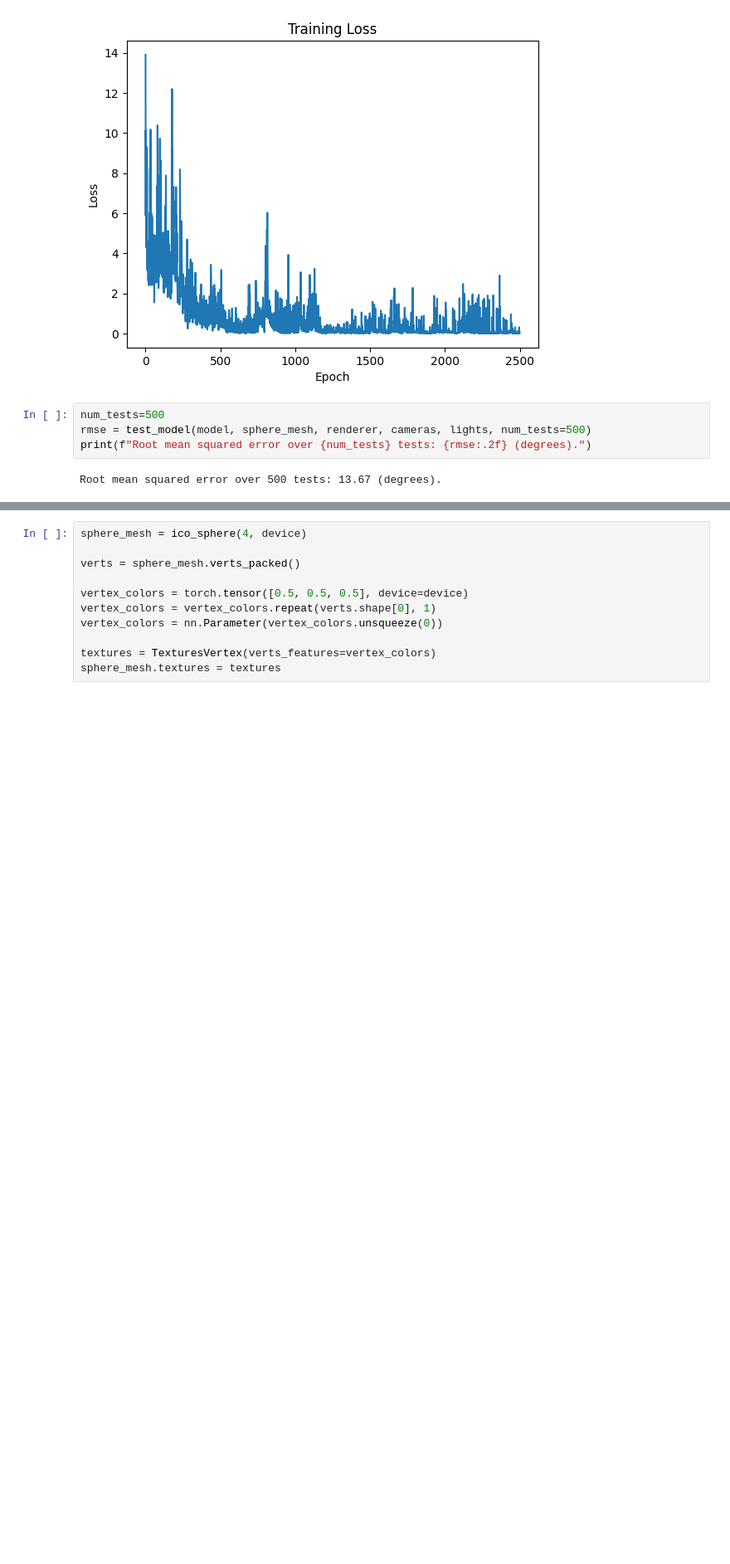
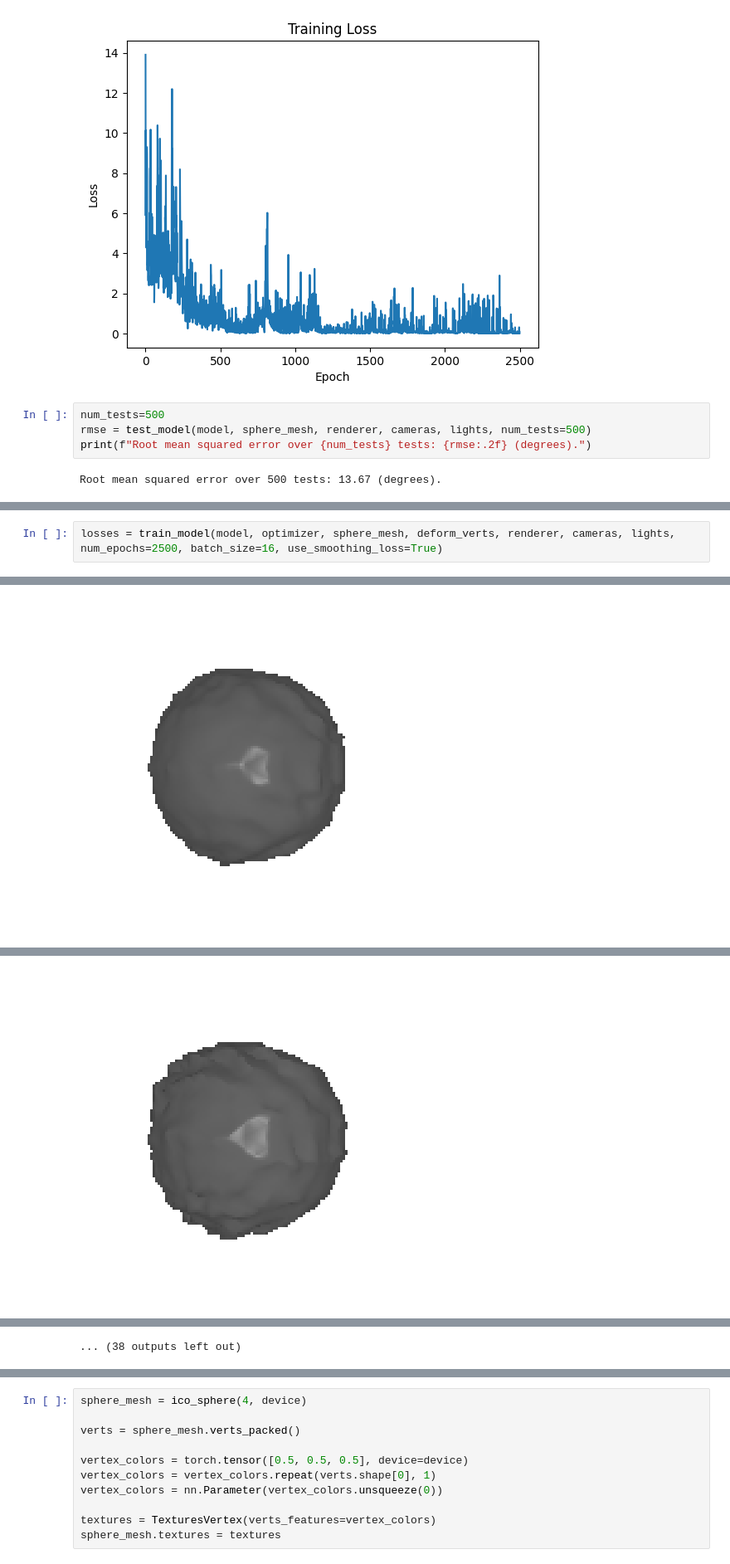
Before and after one commit to Jan-Celin/deep-learning-differentiable-rendering, a Jupyter notebook: rotation_predictor.ipynb, the cells around one changed output, grey strips where cells are left out. Shown at 83% size. Drawn from its saved outputs; the diff is of its cells as text; blank space fills up the shorter version.

```diff
--- a/rotation_predictor.ipynb
+++ b/rotation_predictor.ipynb
@@ -519,0 +620,3 @@ To prevent chaotic color changes, a laplacian smoothing loss can be included in
+# %%
+losses = train_model(model, optimizer, sphere_mesh, deform_verts, renderer, cameras, lights, num_epochs=2500, batch_size=16, use_smoothing_loss=True)
+# %% [output]
@@ -519,0 +624 @@ To prevent chaotic color changes, a laplacian smoothing loss can be included in
+[figure, added]
@@ -519,0 +626 @@ To prevent chaotic color changes, a laplacian smoothing loss can be included in
+[figure, added]
@@ -519,0 +635 @@ To prevent chaotic color changes, a laplacian smoothing loss can be included in
+... (38 outputs left out)
```
Also changed, not shown: parts of 45 cells of this notebook.
